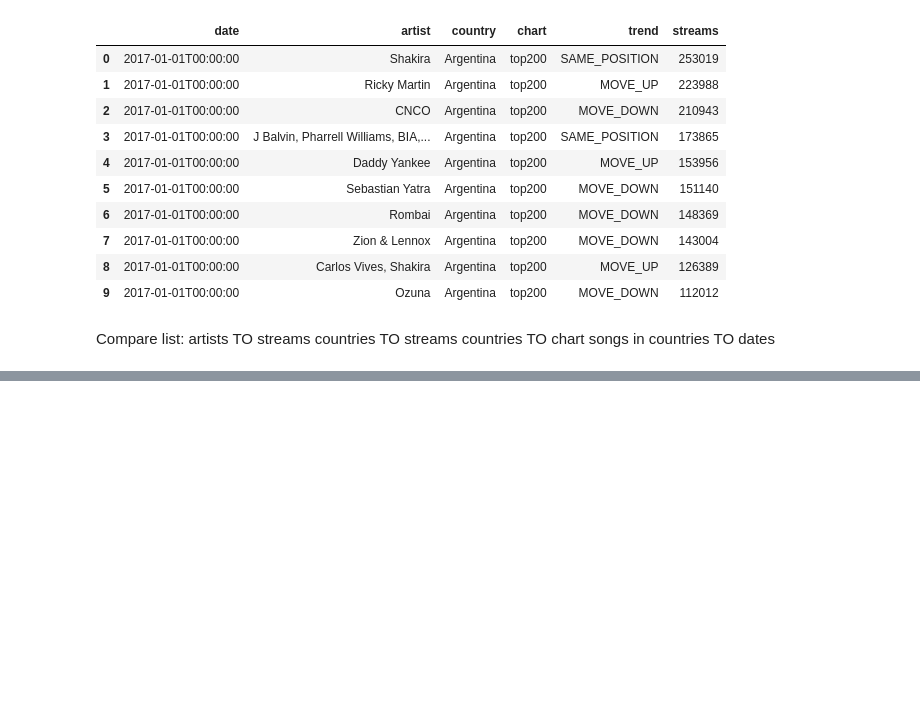
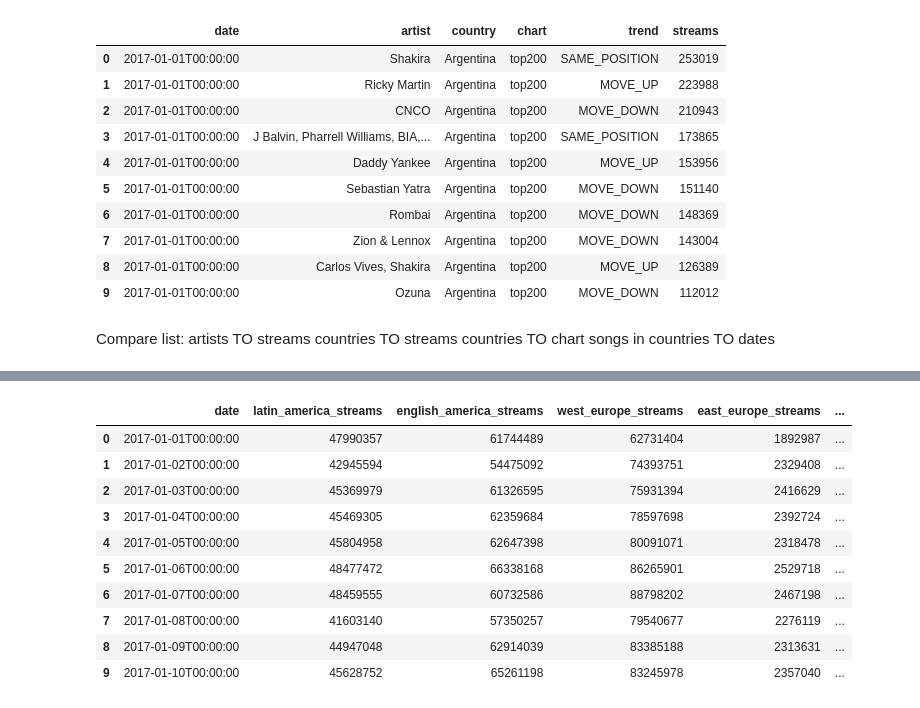
Before and after one commit to dmshakur/spotify-data-analysis, a Jupyter notebook: notebooks/data_analysis.ipynb, the cells around one changed output, grey strips where cells are left out. Saved outputs shown, nothing was run; the diff lists cells and outputs as text; code cells hidden in the pictures; blank space fills up the shorter version.

```diff
--- a/notebooks/data_analysis.ipynb
+++ b/notebooks/data_analysis.ipynb
@@ -140,0 +300,34 @@ fig.savefig('../reports/figures/countries-songs-over-time.png')
+# %%
+"""
+Here I am going to create a data frame with a date column and a column with the same name as
+all the lists in the previous cell that are going to be bins of the total streams and songs for them.
+It may not be the best way to visualize this data and get an accurate understanding of listening trends
+But for this exercise I think it will do just fine.
+"""
+
+def format_for_sql(regions):
+    case_statements = []
+    for region_key, region_values in regions.items():
+        case_statements.append(f"SUM(CASE WHEN country IN ('" + "', '".join(region_values) + f"') THEN streams ELSE 0 END) AS {region_key}_streams")
+
+    select_statement = (
+        f"SELECT date, " + ", ".join(case_statements) + f" FROM {data_table} "
+        "GROUP BY date "
+        "ORDER BY date ASC"
+    )
+    return select_statement
+
+country_bins = pd.read_sql_query(format_for_sql(sorted_regions), conn)
+country_bins.head(10)
+# %% [output]
+|  | date | latin_america_streams | english_america_streams | west_europe_streams | east_europe_streams | ... |
+| 0 | 2017-01-01T00:00:00 | 47990357 | 61744489 | 62731404 | 1892987 | ... |
+| 1 | 2017-01-02T00:00:00 | 42945594 | 54475092 | 74393751 | 2329408 | ... |
+| 2 | 2017-01-03T00:00:00 | 45369979 | 61326595 | 75931394 | 2416629 | ... |
+| 3 | 2017-01-04T00:00:00 | 45469305 | 62359684 | 78597698 | 2392724 | ... |
+| 4 | 2017-01-05T00:00:00 | 45804958 | 62647398 | 80091071 | 2318478 | ... |
+| 5 | 2017-01-06T00:00:00 | 48477472 | 66338168 | 86265901 | 2529718 | ... |
+| 6 | 2017-01-07T00:00:00 | 48459555 | 60732586 | 88798202 | 2467198 | ... |
+| 7 | 2017-01-08T00:00:00 | 41603140 | 57350257 | 79540677 | 2276119 | ... |
+| 8 | 2017-01-09T00:00:00 | 44947048 | 62914039 | 83385188 | 2313631 | ... |
+| 9 | 2017-01-10T00:00:00 | 45628752 | 65261198 | 83245978 | 2357040 | ... |
```
Also changed, not shown: parts of 20 cells of this notebook, 4 other files.
